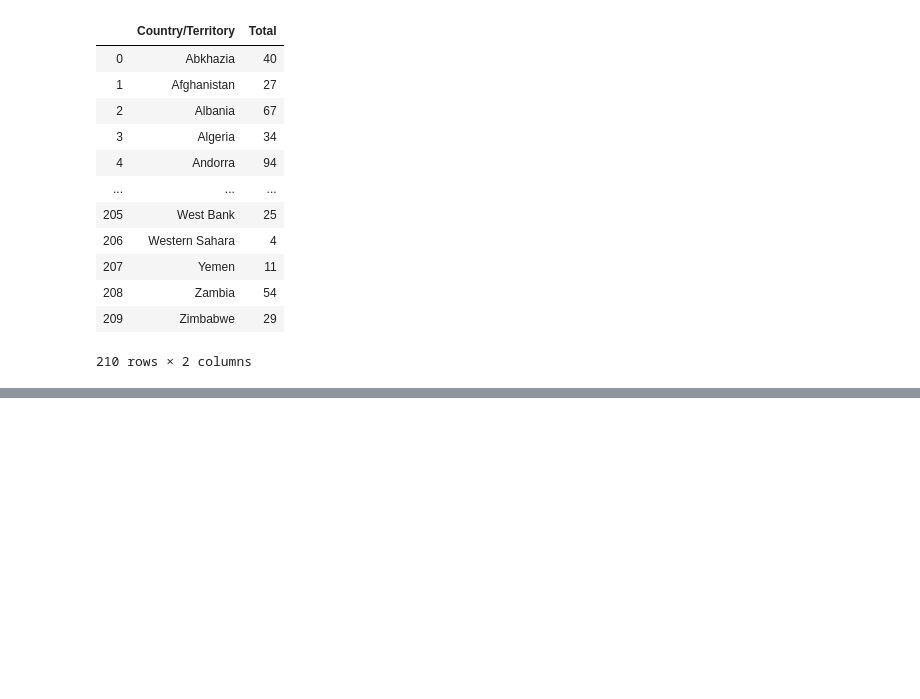
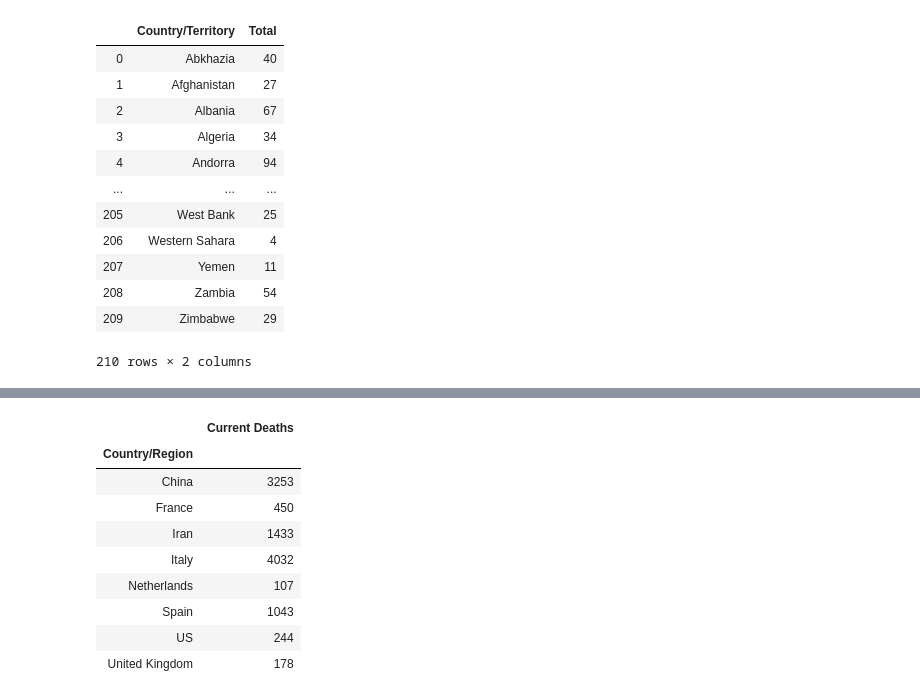
Before and after one commit to FarmageddonNow/CV19, a Jupyter notebook: CV19_Analysis.ipynb, the cells around one changed output, grey strips where cells are left out. Cells and saved outputs as stored; diff of their text form; code cells hidden in the pictures; blank space fills up the shorter version.

```diff
--- a/CV19_Analysis.ipynb
+++ b/CV19_Analysis.ipynb
@@ -363,0 +315,13 @@ FH
+# %%
+current_deaths
+# %% [output]
+|  | Current Deaths |
+| Country/Region |  |
+| China | 3253 |
+| France | 450 |
+| Iran | 1433 |
+| Italy | 4032 |
+| Netherlands | 107 |
+| Spain | 1043 |
+| US | 244 |
+| United Kingdom | 178 |
```
Also changed, not shown: parts of 28 cells of this notebook, 1 other file.
